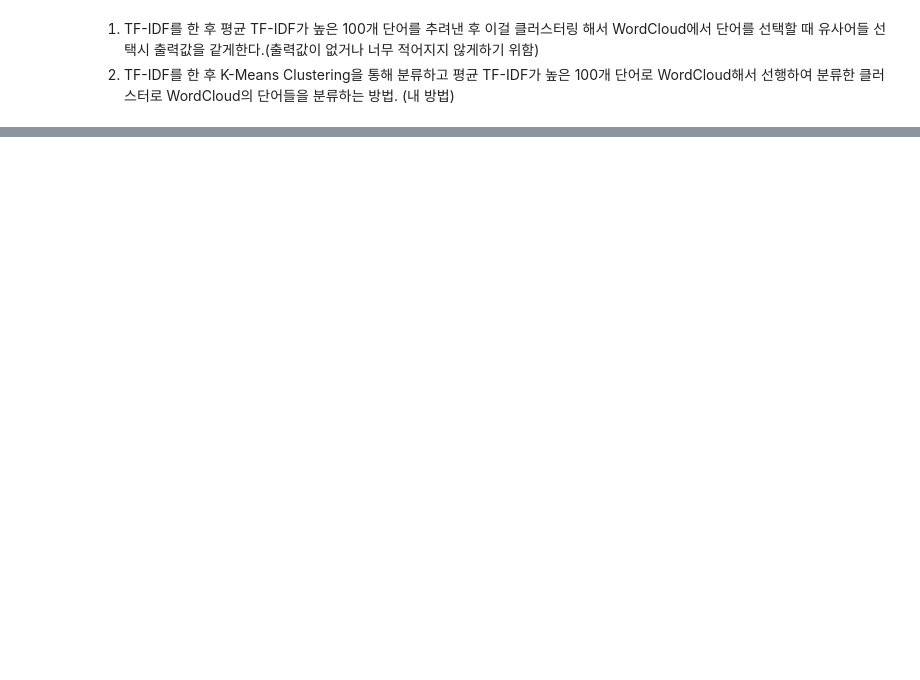
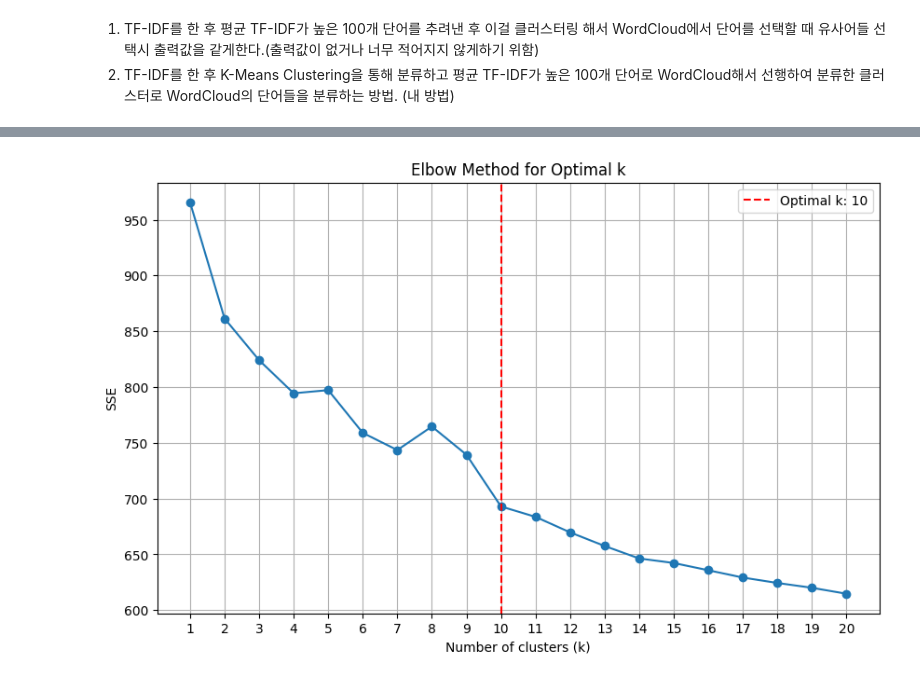
Before and after one commit to sesac-NoF/NoF, a Jupyter notebook: 10.EDA_wordcloud_dh.ipynb, the cells around one changed output, grey strips where cells are left out. Saved outputs shown, nothing was run; the diff lists cells and outputs as text; code cells hidden in the pictures; blank space fills up the shorter version.

```diff
--- a/10.EDA_wordcloud_dh.ipynb
+++ b/10.EDA_wordcloud_dh.ipynb
@@ -795,0 +798,12 @@ for i in range(num_clusters):
+# %%
+import pickle
+
+file_path = 'data/reason.pkl'
+
+with open(file_path, 'rb') as file:
+    normalized = pickle.load(file)
+
+stopwords_file_path = 'stopwords_dh_lastlast.txt'
+stopwords = []
+with open(stopwords_file_path, 'r', encoding='utf-8') as file:
+    stopwords = [line.strip() for line in file.readlines()]
@@ -795,0 +866,30 @@ for i in range(num_clusters):
+# %%
+# 1. 상위 100개 단어의 TF-IDF 벡터 추출
+mean_tfidf = tfidf_df.mean()
+top_100_words = mean_tfidf.nlargest(100)
+top_100_tfidf = tfidf_df[top_100_words.index].fillna(0)  # 상위 100개의 TF-IDF 데이터
+
+# 엘보우 방법을 위한 SSE 계산
+sse = []
+k_range = range(1, 21)  # 클러스터 수 범위 (1부터 20까지)
+
+for k in k_range:
+    kmeans = KMeans(n_clusters=k, random_state=42)
+    kmeans.fit(top_100_tfidf)
+    sse.append(kmeans.inertia_)  # 군집 내 제곱합 오차 (SSE)
+
+# 엘보우 포인트 시각화
+plt.figure(figsize=(10, 6))
+plt.plot(k_range, sse, marker='o')
+plt.title('Elbow Method for Optimal k')
+plt.xlabel('Number of clusters (k)')
+plt.ylabel('SSE')
+plt.xticks(k_range)
+plt.grid(True)
+
+# 엘보우 포인트 표시
+plt.axvline(x=10, color='red', linestyle='--', label=f'Optimal k: {10}')
+plt.legend()
+plt.show()
+# %% [output]
+[figure, added]
```
Also changed, not shown: parts of 21 cells of this notebook.
